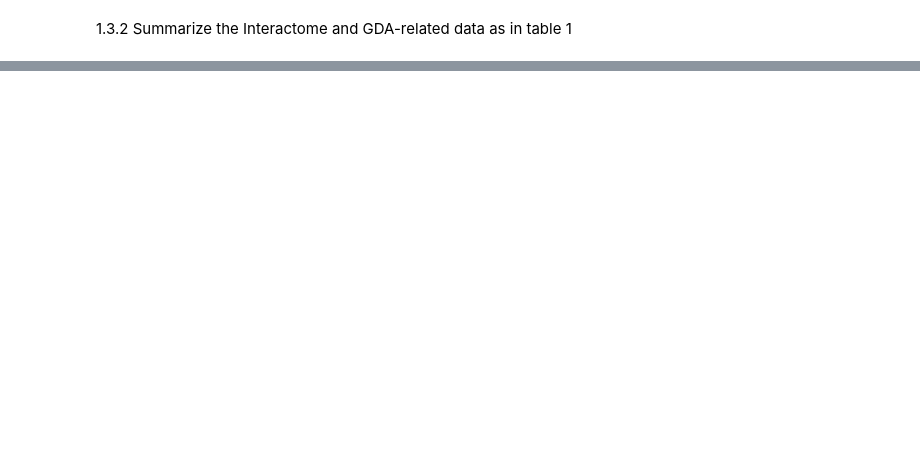
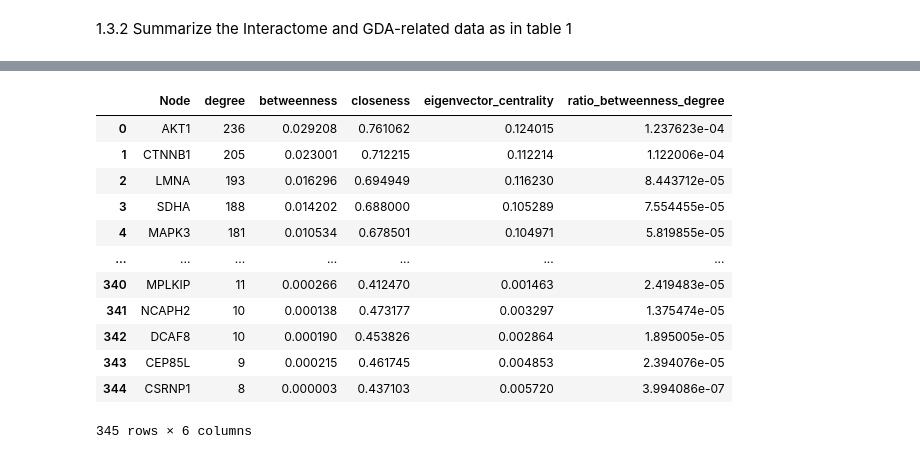
Before and after one commit to YunbaoFC/BioInf-Project, a Jupyter notebook: project.ipynb, the cells around one changed output, grey strips where cells are left out. Cells and saved outputs as stored; diff of their text form; code cells hidden in the pictures; blank space fills up the shorter version.

```diff
--- a/project.ipynb
+++ b/project.ipynb
@@ -142,0 +180,52 @@ table1_dict
+# %%
+largest_LCC = LCC_string_disease
+
+# Sanity check
+assert(largest_LCC.number_of_nodes() >= LCC_biogrid_disease.number_of_nodes())
+assert(largest_LCC.number_of_nodes() >= LCC_huri_disease.number_of_nodes())
+assert(largest_LCC.number_of_nodes() >= LCC_string_disease.number_of_nodes())
+assert(largest_LCC.number_of_nodes() >= LCC_reactome_disease.number_of_nodes())
+# %%
+def call_time_infos(starttime, metric):
+    endtime = datetime.now()
+    elapsedtime = endtime - starttime
+    print(f"Elapsed time to {metric} computation: " + str(elapsedtime))
+# %%
+starttime = datetime.now()
+
+# 1. Node degree
+degrees = largest_LCC.degree()
+call_time_infos(starttime, "degree")
+
+# 2. Betweenness centrality
+betweenness = nx.betweenness_centrality(largest_LCC)
+call_time_infos(starttime, "betweenness")
+
+# 3. Closeness centrality
+closeness = nx.closeness_centrality(largest_LCC)
+call_time_infos(starttime, "closeness")
+
+# 4. Eigenvector centrality
+eigen = nx.eigenvector_centrality(largest_LCC)
+call_time_infos(starttime, "eigenvector centrality")
+
+# Stop timing
+endtime = datetime.now()
+elapsedtime = endtime - starttime
+print("Total elapsed time: " + str(elapsedtime) + '\n')
+
+# build a dataframe with all metrics
+metrics_largest_LCC = pd.DataFrame({
+    "Node": list(largest_LCC.nodes()),
+    "degree": [degrees[n] for n in largest_LCC],
+    "betweenness": [betweenness[n] for n in largest_LCC],
+    "closeness": [closeness[n] for n in largest_LCC],
+    "eigenvector_centrality": [eigen[n] for n in largest_LCC],
+    "ratio_betweenness_degree": [betweenness[n]/degrees[n] for n in largest_LCC]
+})
+
+# Sort by degree descending
+metrics_largest_LCC = metrics_largest_LCC.sort_values(by="degree", ascending=False).reset_index(drop=True)
+
+metrics_largest_LCC
+# %% [output]
@@ -142,0 +237,13 @@ table1_dict
+|  | Node | degree | betweenness | closeness | eigenvector_centrality | ratio_betweenness_degree |
+| 0 | AKT1 | 236 | 0.029208 | 0.761062 | 0.124015 | 1.237623e-04 |
+| 1 | CTNNB1 | 205 | 0.023001 | 0.712215 | 0.112214 | 1.122006e-04 |
+| 2 | LMNA | 193 | 0.016296 | 0.694949 | 0.116230 | 8.443712e-05 |
+| 3 | SDHA | 188 | 0.014202 | 0.688000 | 0.105289 | 7.554455e-05 |
+| 4 | MAPK3 | 181 | 0.010534 | 0.678501 | 0.104971 | 5.819855e-05 |
+| ... | ... | ... | ... | ... | ... | ... |
+| 340 | MPLKIP | 11 | 0.000266 | 0.412470 | 0.001463 | 2.419483e-05 |
+| 341 | NCAPH2 | 10 | 0.000138 | 0.473177 | 0.003297 | 1.375474e-05 |
+| 342 | DCAF8 | 10 | 0.000190 | 0.453826 | 0.002864 | 1.895005e-05 |
+| 343 | CEP85L | 9 | 0.000215 | 0.461745 | 0.004853 | 2.394076e-05 |
+| 344 | CSRNP1 | 8 | 0.000003 | 0.437103 | 0.005720 | 3.994086e-07 |
+345 rows × 6 columns
```
Also changed, not shown: parts of 31 cells of this notebook, 8 other files.
